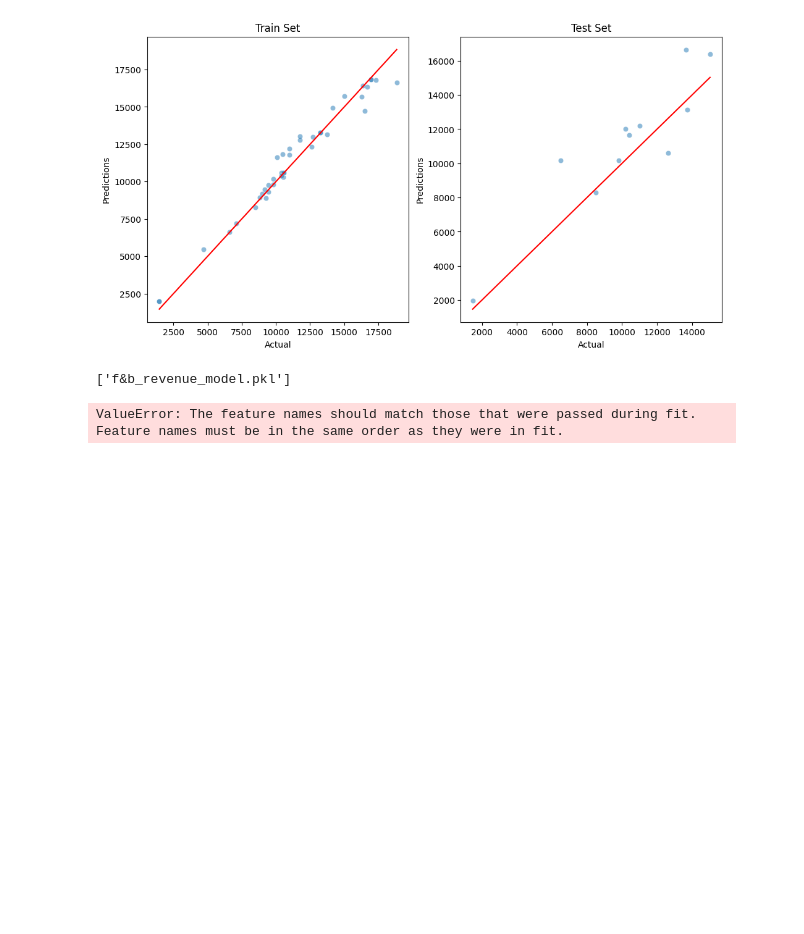
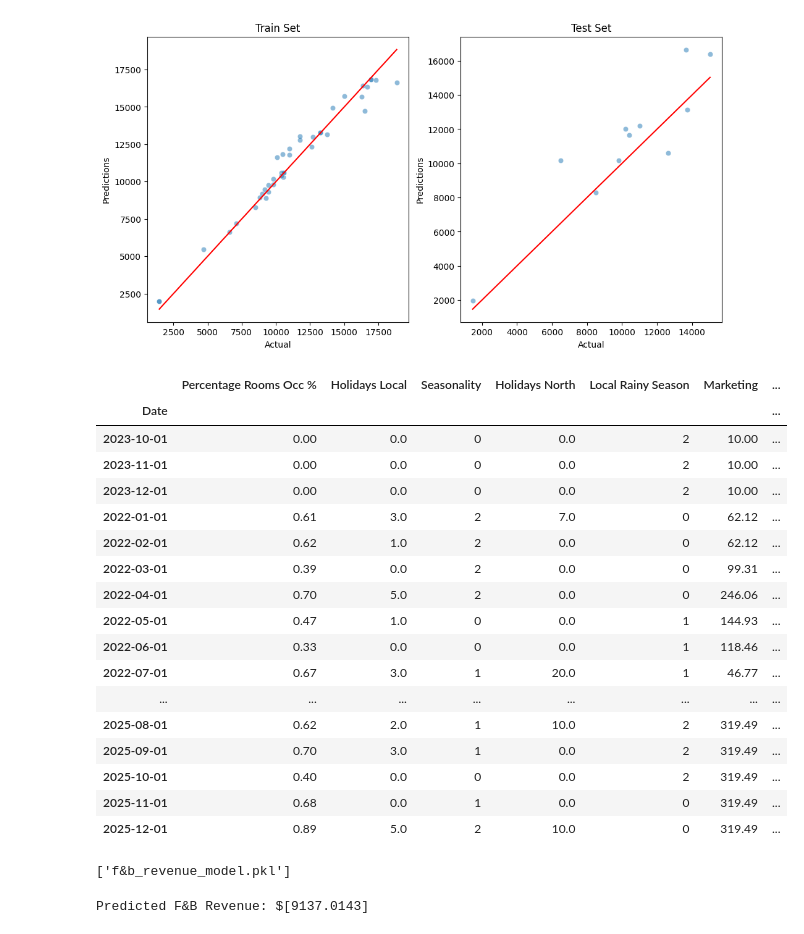
Before and after one commit to Danpr1984/hotelbudget, a Jupyter notebook: f&b_revenue.ipynb, the cells around one changed output. Saved outputs shown, nothing was run; the diff lists cells and outputs as text; code cells hidden in the pictures; blank space fills up the shorter version.

Commit message:
created fb_revenue model

```diff
--- a/f&b_revenue.ipynb
+++ b/f&b_revenue.ipynb
@@ -276,6 +378,27 @@ Mean Squared Error: 3224156.85
 Root Mean Squared Error: 1795.594
 [figure]
 [figure]
+# %%
+df
+# %% [output]
+|  | Percentage Rooms Occ % | Holidays Local | Seasonality | Holidays North | Local Rainy Season | Marketing | ... |
+| Date |  |  |  |  |  |  | ... |
+| 2023-10-01 | 0.00 | 0.0 | 0 | 0.0 | 2 | 10.00 | ... |
+| 2023-11-01 | 0.00 | 0.0 | 0 | 0.0 | 2 | 10.00 | ... |
+| 2023-12-01 | 0.00 | 0.0 | 0 | 0.0 | 2 | 10.00 | ... |
+| 2022-01-01 | 0.61 | 3.0 | 2 | 7.0 | 0 | 62.12 | ... |
+| 2022-02-01 | 0.62 | 1.0 | 2 | 0.0 | 0 | 62.12 | ... |
+| 2022-03-01 | 0.39 | 0.0 | 2 | 0.0 | 0 | 99.31 | ... |
+| 2022-04-01 | 0.70 | 5.0 | 2 | 0.0 | 0 | 246.06 | ... |
+| 2022-05-01 | 0.47 | 1.0 | 0 | 0.0 | 1 | 144.93 | ... |
+| 2022-06-01 | 0.33 | 0.0 | 0 | 0.0 | 1 | 118.46 | ... |
+| 2022-07-01 | 0.67 | 3.0 | 1 | 20.0 | 1 | 46.77 | ... |
+| ... | ... | ... | ... | ... | ... | ... | ... |
+| 2025-08-01 | 0.62 | 2.0 | 1 | 10.0 | 2 | 319.49 | ... |
+| 2025-09-01 | 0.70 | 3.0 | 1 | 0.0 | 2 | 319.49 | ... |
+| 2025-10-01 | 0.40 | 0.0 | 0 | 0.0 | 2 | 319.49 | ... |
+| 2025-11-01 | 0.68 | 0.0 | 1 | 0.0 | 0 | 319.49 | ... |
+| 2025-12-01 | 0.89 | 5.0 | 2 | 10.0 | 0 | 319.49 | ... |
 # %%
 model = 'f&b_revenue_model.pkl'
 joblib.dump(pipeline, model)
@@ -286,17 +409,21 @@ loaded_model = joblib.load('f&b_revenue_model.pkl')
 # %%
 # Create a DataFrame with the feature values for prediction
 new_data = pd.DataFrame({
-    'Percentage Rooms Occ %' : [70],
-    'Rooms Revenue': [17000],
+    'Percentage Rooms Occ %':[2],
     'Holidays Local': [0],
-    'Seasonality': [1],
-    'Holidays North': [10],
-    'Local Rainy Season': [1],
-    'Marketing': [500],
-    'Number of Rooms': [9],
-    'Percentage F&B Occ %': [0.5],  # Fill in the desired occupancy percentage (e.g., 0.5 for 50%)
-    'Average Price F&B': [20],        # Fill in the desired average price (e.g., 20 USD)
+    'Seasonality': [0],
+    'Holidays North': [0],
+    'Local Rainy Season': [0],
+    'Marketing': [0],
+    'Number of Rooms': [0],
+    'Rooms Revenue': [10000],
+    'Percentage F&B Occ %': [0.6],  # Fill in the desired occupancy percentage (e.g., 0.5 for 50%)
+    'Average Price F&B': [0],
+         # Fill in the desired average price (e.g., 20 USD)
 })
+
+## Percentage Rooms Occ %	Holidays Local	Seasonality	Holidays North	Local Rainy Season	Marketing	Number of Rooms	Rooms Revenue	Percentage F&B Occ %	Average Price F&B	F&B Revenue
+
 
 # Now you have new_data with the features filled in.
 
@@ -306,5 +433,4 @@ predicted_fnb_revenue = loaded_model.predict(new_data)
 # Print the predicted F&B revenue
 print(f"Predicted F&B Revenue: ${predicted_fnb_revenue}")
 # %% [output]
-ValueError: The feature names should match those that were passed during fit.
-Feature names must be in the same order as they were in fit.
+Predicted F&B Revenue: $[9137.0143]
```
Also changed, not shown: parts of 6 cells of this notebook, 3 other files.
